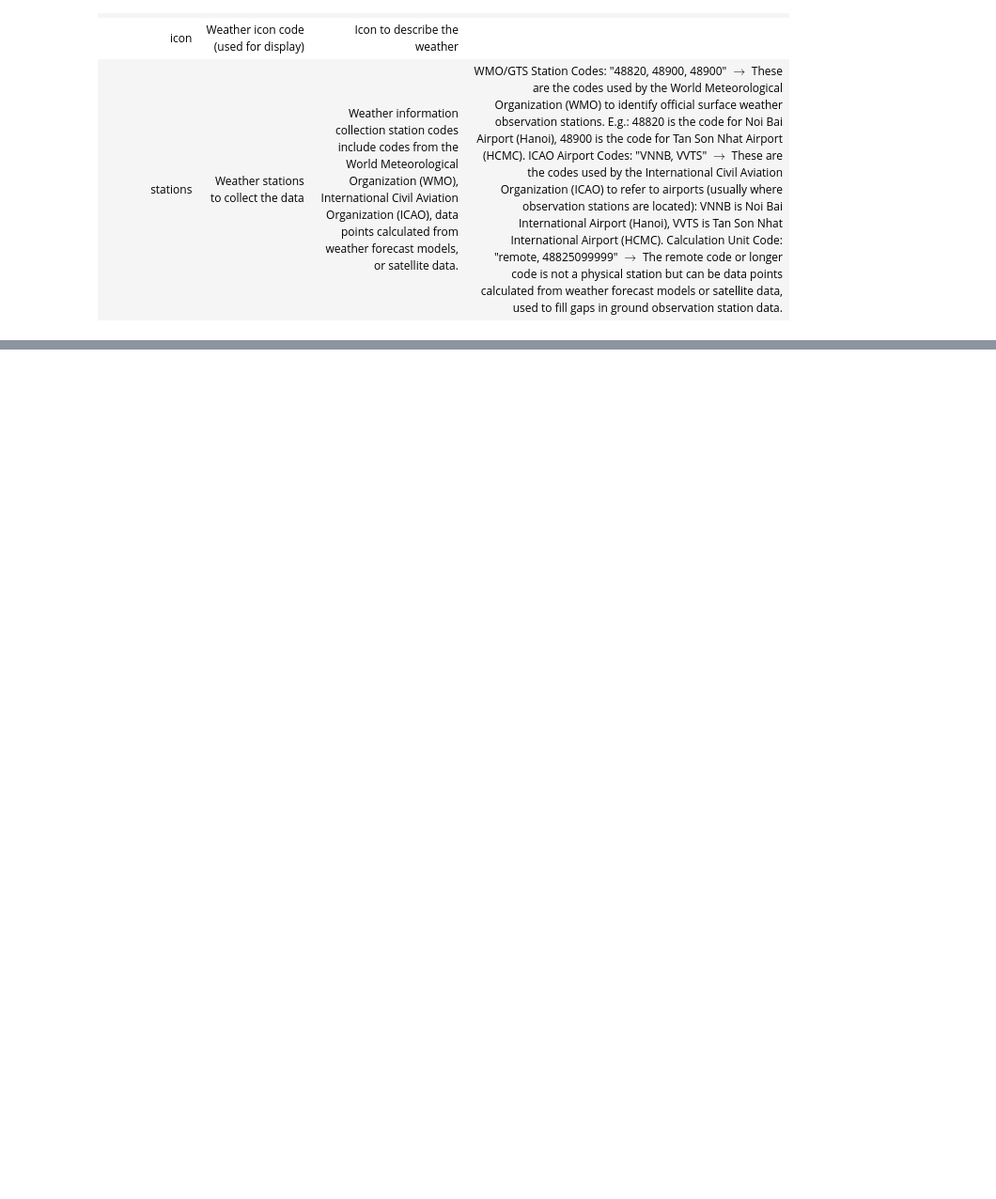
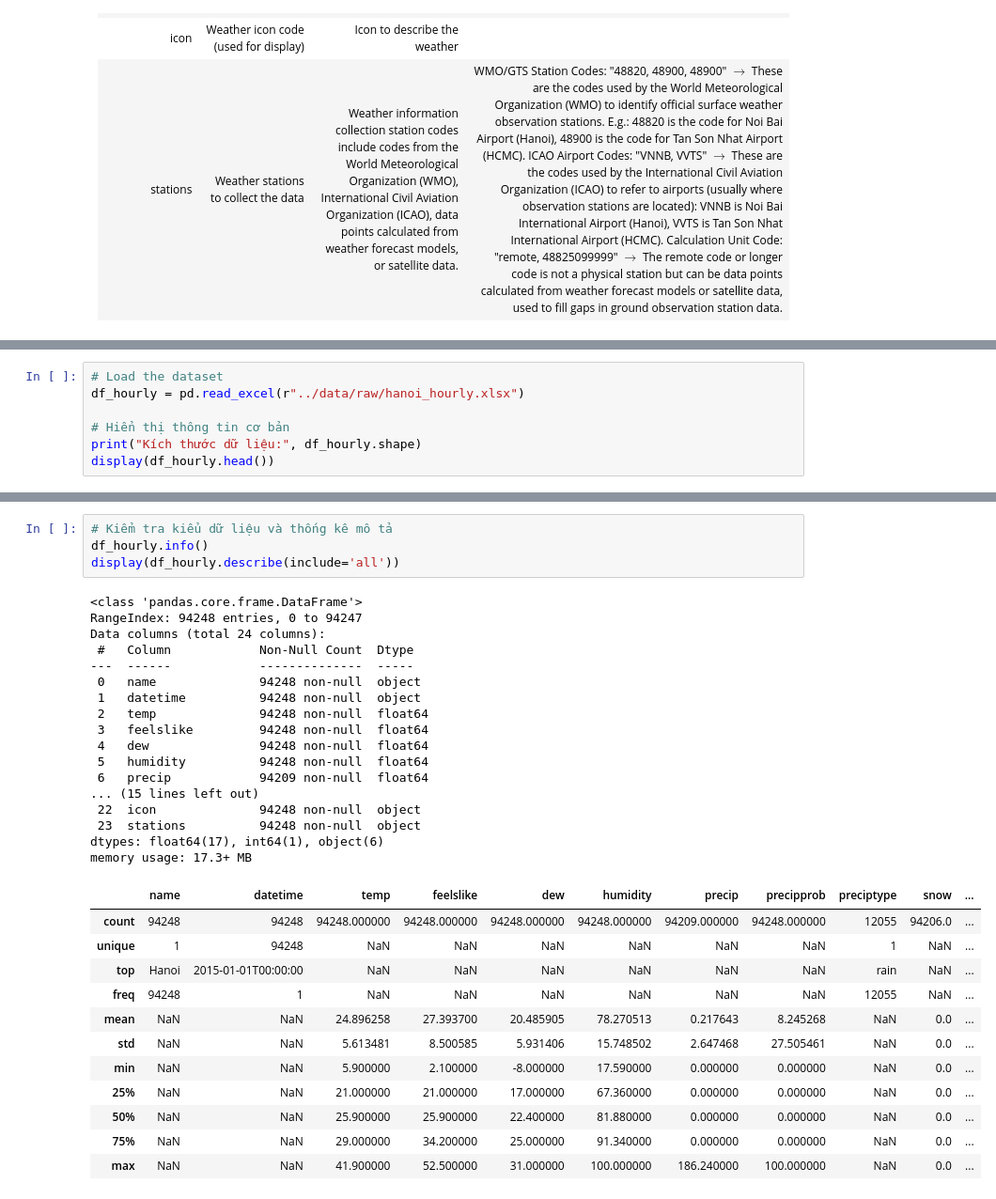
Before and after one commit to tungvoi38/Machine_Learning_Group_3, a Jupyter notebook: temperature_prediction_Hanoi/notebooks/01-data_understanding.ipynb, the cells around one changed output, grey strips where cells are left out. Shown at 94% size. Saved outputs shown, nothing was run; the diff lists cells and outputs as text; blank space fills up the shorter version.

```diff
--- a/temperature_prediction_Hanoi/notebooks/01-data_understanding.ipynb
+++ b/temperature_prediction_Hanoi/notebooks/01-data_understanding.ipynb
@@ -148,0 +153,7 @@ plt.show()
+# %%
+# Load the dataset
+df_hourly = pd.read_excel(r"../data/raw/hanoi_hourly.xlsx")
+
+# Hiển thị thông tin cơ bản
+print("Kích thước dữ liệu:", df_hourly.shape)
+display(df_hourly.head())
@@ -148,0 +168,34 @@ plt.show()
+# %%
+# Kiểm tra kiểu dữ liệu và thống kê mô tả
+df_hourly.info()
+display(df_hourly.describe(include='all'))
+# %% [output]
+<class 'pandas.core.frame.DataFrame'>
+RangeIndex: 94248 entries, 0 to 94247
+Data columns (total 24 columns):
+ #   Column            Non-Null Count  Dtype
+---  ------            --------------  -----
+ 0   name              94248 non-null  object
+ 1   datetime          94248 non-null  object
+ 2   temp              94248 non-null  float64
+ 3   feelslike         94248 non-null  float64
+ 4   dew               94248 non-null  float64
+ 5   humidity          94248 non-null  float64
+ 6   precip            94209 non-null  float64
+... (15 lines left out)
+ 22  icon              94248 non-null  object
+ 23  stations          94248 non-null  object
+dtypes: float64(17), int64(1), object(6)
+memory usage: 17.3+ MB
+|  | name | datetime | temp | feelslike | dew | humidity | precip | precipprob | preciptype | snow | ... |
+| count | 94248 | 94248 | 94248.000000 | 94248.000000 | 94248.000000 | 94248.000000 | 94209.000000 | 94248.000000 | 12055 | 94206.0 | ... |
+| unique | 1 | 94248 | NaN | NaN | NaN | NaN | NaN | NaN | 1 | NaN | ... |
+| top | Hanoi | 2015-01-01T00:00:00 | NaN | NaN | NaN | NaN | NaN | NaN | rain | NaN | ... |
+| freq | 94248 | 1 | NaN | NaN | NaN | NaN | NaN | NaN | 12055 | NaN | ... |
+| mean | NaN | NaN | 24.896258 | 27.393700 | 20.485905 | 78.270513 | 0.217643 | 8.245268 | NaN | 0.0 | ... |
+| std | NaN | NaN | 5.613481 | 8.500585 | 5.931406 | 15.748502 | 2.647468 | 27.505461 | NaN | 0.0 | ... |
+| min | NaN | NaN | 5.900000 | 2.100000 | -8.000000 | 17.590000 | 0.000000 | 0.000000 | NaN | 0.0 | ... |
+| 25% | NaN | NaN | 21.000000 | 21.000000 | 17.000000 | 67.360000 | 0.000000 | 0.000000 | NaN | 0.0 | ... |
+| 50% | NaN | NaN | 25.900000 | 25.900000 | 22.400000 | 81.880000 | 0.000000 | 0.000000 | NaN | 0.0 | ... |
+| 75% | NaN | NaN | 29.000000 | 34.200000 | 25.000000 | 91.340000 | 0.000000 | 0.000000 | NaN | 0.0 | ... |
+| max | NaN | NaN | 41.900000 | 52.500000 | 31.000000 | 100.000000 | 186.240000 | 100.000000 | NaN | 0.0 | ... |
```
Also changed, not shown: parts of 8 cells of this notebook, 2 other files.
